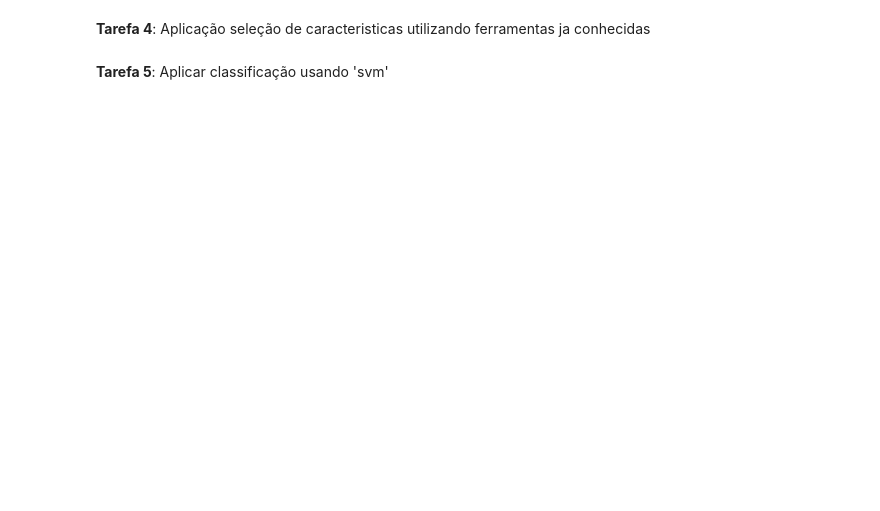
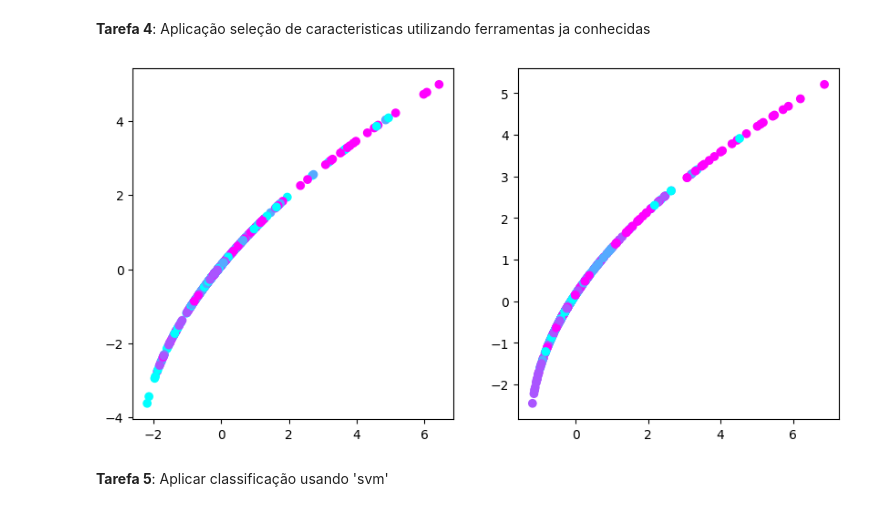
Before and after one commit to caiotheodoro/patter-recog, a Jupyter notebook: EOG/validation.ipynb, the cells around one changed output. Cells and saved outputs as stored; diff of their text form; code cells hidden in the pictures; blank space fills up the shorter version.

```diff
--- a/EOG/validation.ipynb
+++ b/EOG/validation.ipynb
@@ -211,0 +230,19 @@ NameError: name 'test_features' is not defined
+# %%
+labels_str = ['dir', 'esq', 'cima', 'baixo', 'cima', 'baixo',
+              'baixo', 'esq', 'dir', 'baixo', 'dir', 'dir', 'esq', 'cima',
+              'baixo', 'cima', 'esq', 'dir', 'cima', 'esq', 'baixo', 'esq',
+              'dir', 'esq', 'cima', 'dir', 'cima', 'baixo']
+
+# transformando em numerico
+lab_dict = {'dir':0, 'esq': 1, 'cima':2, 'baixo':3}
+labels_num = [lab_dict[item] for item in labels_str]
+
+# y = np.array([[item] * int(features.shape[0]/len(labels_num)) for item in labels_num])
+y = np.array([[item] * int(features.shape[0]/len(labels_num)) for item in labels_num])
+y = np.repeat(labels_num, [int(features.shape[0]/len(labels_num))])
+#g#group and count each unique element
+for i in range(2):
+    unique, counts = np.unique(y, return_counts=True)
+    print(dict(zip(unique, counts)))
+    print(np.sum(counts))
+# 924/8, len(labels_num)
@@ -218,2 +257,46 @@ NameError: name 'test_features' is not defined
+# %%
+# aplicação da seleção de caracteristicas
+
+# codigo
+from sklearn.feature_selection import SelectKBest
+from sklearn.feature_selection import f_classif
+from sklearn.model_selection import train_test_split
+
+
+from sklearn.svm import SVC
+from sklearn.metrics import classification_report, confusion_matrix
+
+# # Selecionando as 2 melhores caracteristicas
+X_test_combined = [[],[]]
+y_pred_combined = [[],[]]
+
+fig, ax = plt.subplots(1, 2, figsize=(10, 5))
+for i in range(2):
+    selector = SelectKBest(f_classif, k=2)
+
+    # fit
+    selector.fit(normalized_features[i], y)
+    # scores
+    scores = -np.log10(selector.pvalues_)
+
+    feat = selector.transform(normalized_features[i])
+    test_feat = selector.transform(normalized_test_features[i])
+
+
+
+    X_train, X_test, y_train, y_test = train_test_split(feat, y, test_size=0.2, random_state=42)
+
+    plt.sca(ax[i])
+    plt.scatter(X_train[:, 0], X_train[:, 1], c=y_train, cmap='cool')
+
+
+    clf = SVC(kernel='rbf', C=1, gamma=0.1)
+    clf.fit(X_train, y_train)
+    y_pred = clf.predict(X_test)
+
+    X_test_combined.append(X_test)
+    y_pred_combined.append(y_pred)
+# %% [output]
+[figure, added]
 # %% [markdown]
 **Tarefa 5**: Aplicar classificação usando 'svm'
```
Also changed, not shown: parts of 10 cells of this notebook.
